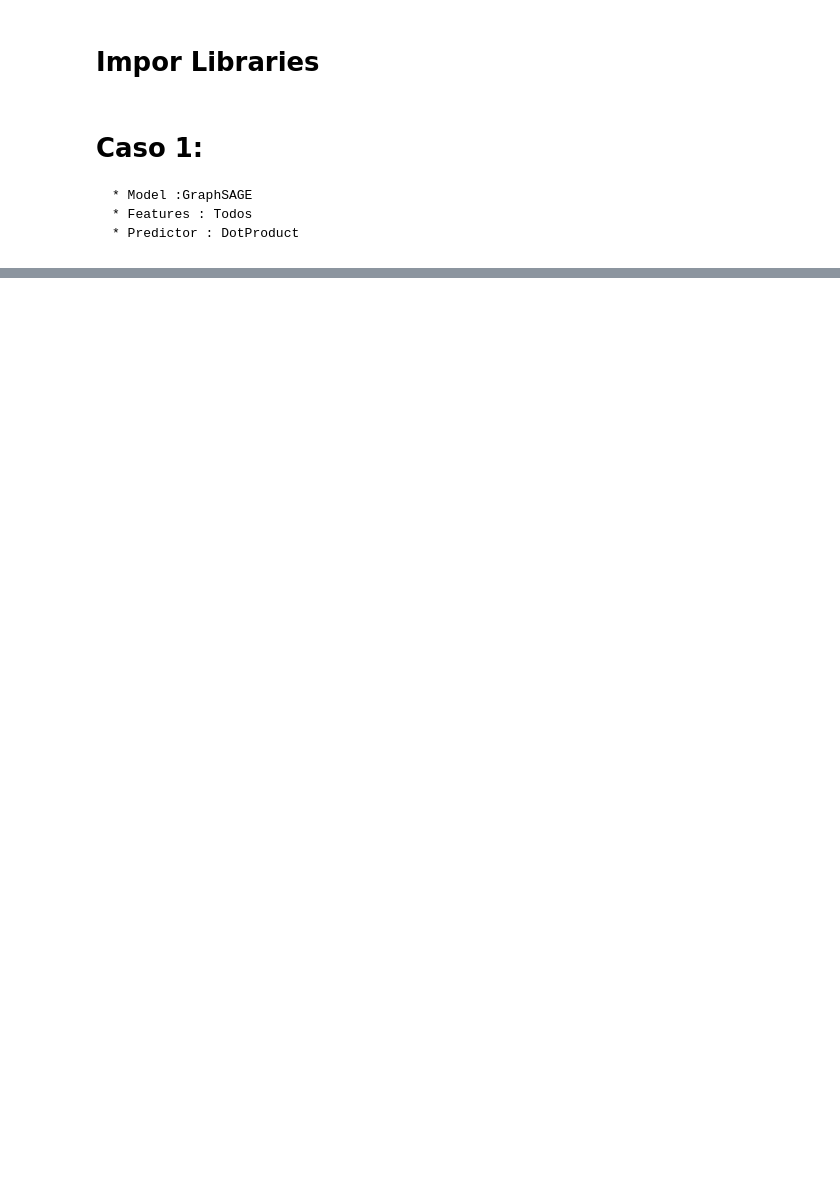
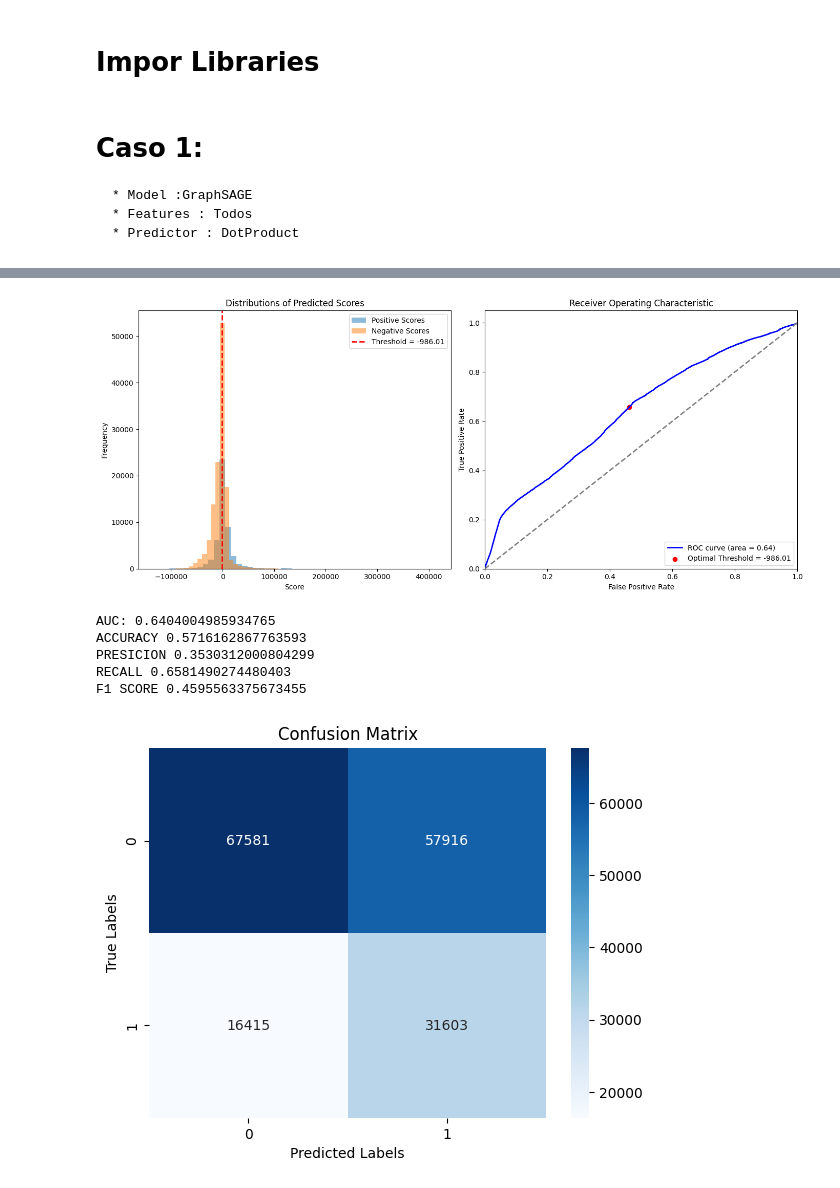
Before and after one commit to valesteban/TESIS, a Jupyter notebook: trainingBinaryClass.ipynb, the cells around one changed output, grey strips where cells are left out. Saved outputs shown, nothing was run; the diff lists cells and outputs as text; code cells hidden in the pictures; blank space fills up the shorter version.

```diff
--- a/trainingBinaryClass.ipynb
+++ b/trainingBinaryClass.ipynb
@@ -131,0 +188,13 @@ DGLError: [14:51:27] C:\Users\zhoupeiyuan\workspace\DGL_scripts\release\win-64\d
+# %%
+true_labels = gnn.dgl_graph.edata["Relationship"][test_mak]
+predicted_scores = scores.detach().numpy()[test_mak]
+optimal_threshold = plot_roc_curve(true_labels,predicted_scores)
+cal_acc_pres_f1(predicted_scores,true_labels, threshold=optimal_threshold)
+# %% [output]
+[figure, added]
+AUC: 0.6404004985934765
+ACCURACY 0.5716162867763593
+PRESICION 0.3530312000804299
+RECALL 0.6581490274480403
+F1 SCORE 0.4595563375673455
+[figure, added]
```
Also changed, not shown: parts of 5 cells of this notebook, 1 other file.
